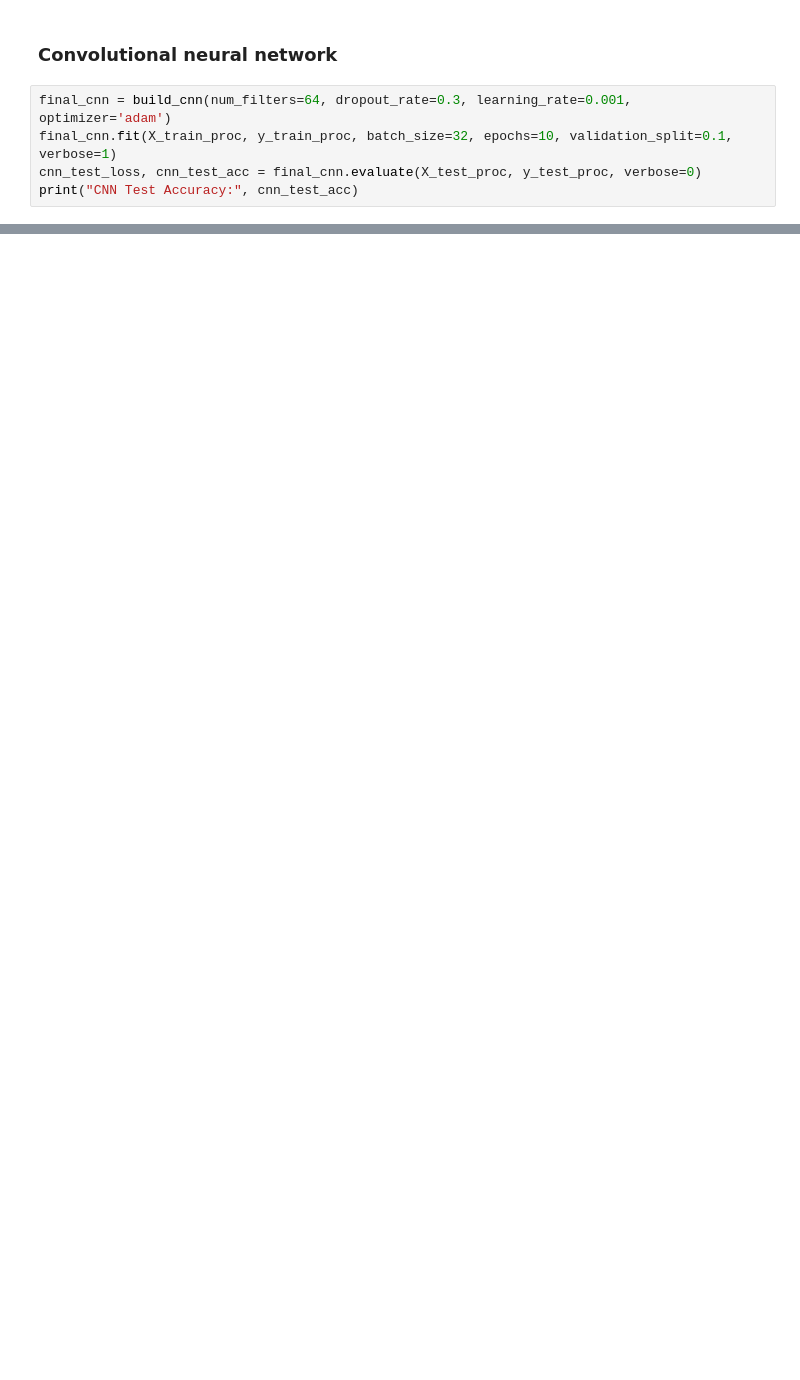
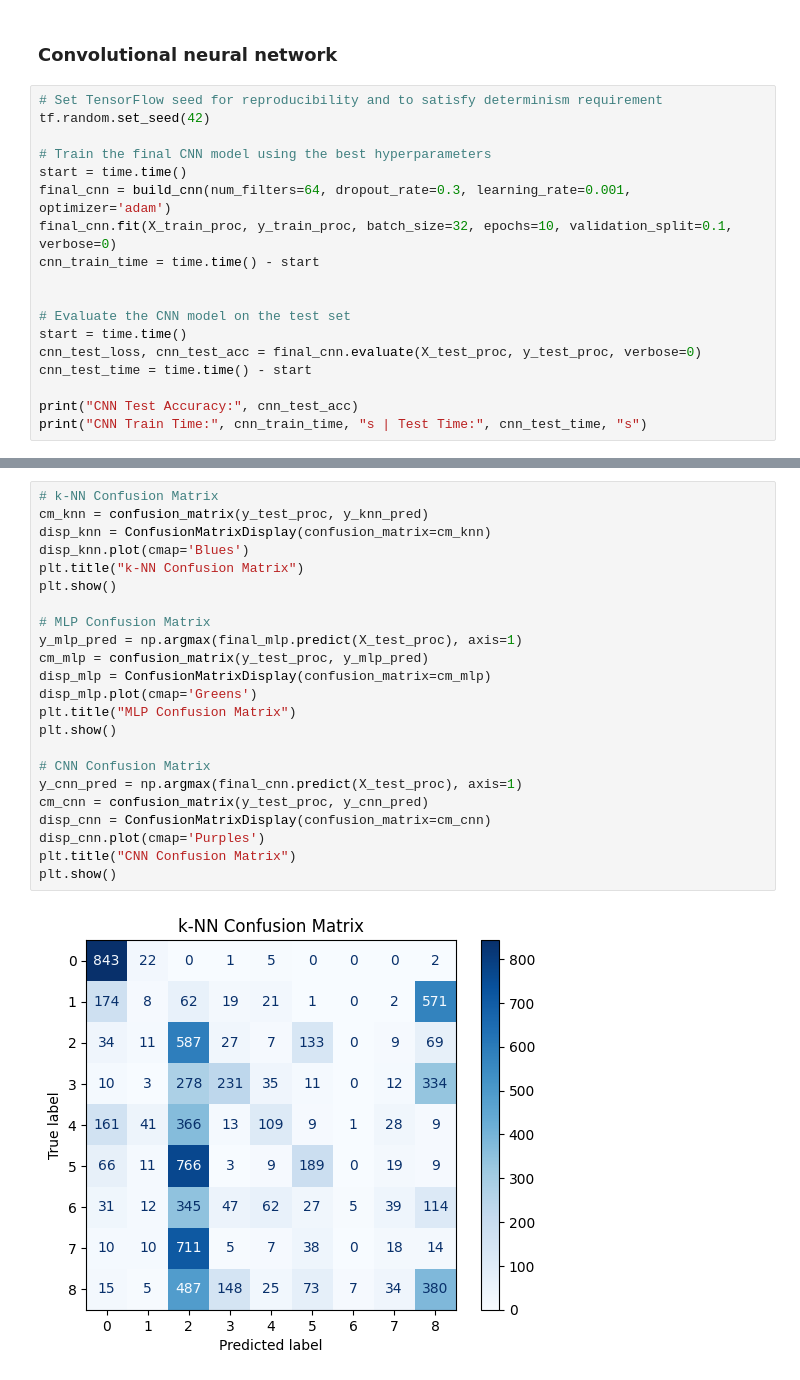
Before and after one commit to crinas21/crc_image_classifier, a Jupyter notebook: COMP5318-assignment2-template-notebook.ipynb, the cells around one changed output, grey strips where cells are left out. Cells and saved outputs as stored; diff of their text form; blank space fills up the shorter version.

Commit message:
Finalised Code

```diff
--- a/COMP5318-assignment2-template-notebook.ipynb
+++ b/COMP5318-assignment2-template-notebook.ipynb
@@ -412,8 +549,21 @@ MLP Test Accuracy: 0.1340000033378601
 # %% [markdown]
 ### Convolutional neural network
 # %%
+# Set TensorFlow seed for reproducibility and to satisfy determinism requirement
+tf.random.set_seed(42)
+
+# Train the final CNN model using the best hyperparameters
+start = time.time()
 final_cnn = build_cnn(num_filters=64, dropout_rate=0.3, learning_rate=0.001, optimizer='adam')
-final_cnn.fit(X_train_proc, y_train_proc, batch_size=32, epochs=10, validation_split=0.1, verbose=1)
+final_cnn.fit(X_train_proc, y_train_proc, batch_size=32, epochs=10, validation_split=0.1, verbose=0)
+cnn_train_time = time.time() - start
+
+
+# Evaluate the CNN model on the test set
+start = time.time()
 cnn_test_loss, cnn_test_acc = final_cnn.evaluate(X_test_proc, y_test_proc, verbose=0)
+cnn_test_time = time.time() - start
+
 print("CNN Test Accuracy:", cnn_test_acc)
+print("CNN Train Time:", cnn_train_time, "s | Test Time:", cnn_test_time, "s")
 # %% [output]
@@ -436,0 +591,25 @@ CNN Test Accuracy: 0.22487500309944153
+# %%
+# k-NN Confusion Matrix
+cm_knn = confusion_matrix(y_test_proc, y_knn_pred)
+disp_knn = ConfusionMatrixDisplay(confusion_matrix=cm_knn)
+disp_knn.plot(cmap='Blues')
+plt.title("k-NN Confusion Matrix")
+plt.show()
+
+# MLP Confusion Matrix
+y_mlp_pred = np.argmax(final_mlp.predict(X_test_proc), axis=1)
+cm_mlp = confusion_matrix(y_test_proc, y_mlp_pred)
+disp_mlp = ConfusionMatrixDisplay(confusion_matrix=cm_mlp)
+disp_mlp.plot(cmap='Greens')
+plt.title("MLP Confusion Matrix")
+plt.show()
+
+# CNN Confusion Matrix
+y_cnn_pred = np.argmax(final_cnn.predict(X_test_proc), axis=1)
+cm_cnn = confusion_matrix(y_test_proc, y_cnn_pred)
+disp_cnn = ConfusionMatrixDisplay(confusion_matrix=cm_cnn)
+disp_cnn.plot(cmap='Purples')
+plt.title("CNN Confusion Matrix")
+plt.show()
+# %% [output]
+[figure, added]
```
Also changed, not shown: parts of 16 cells of this notebook.
